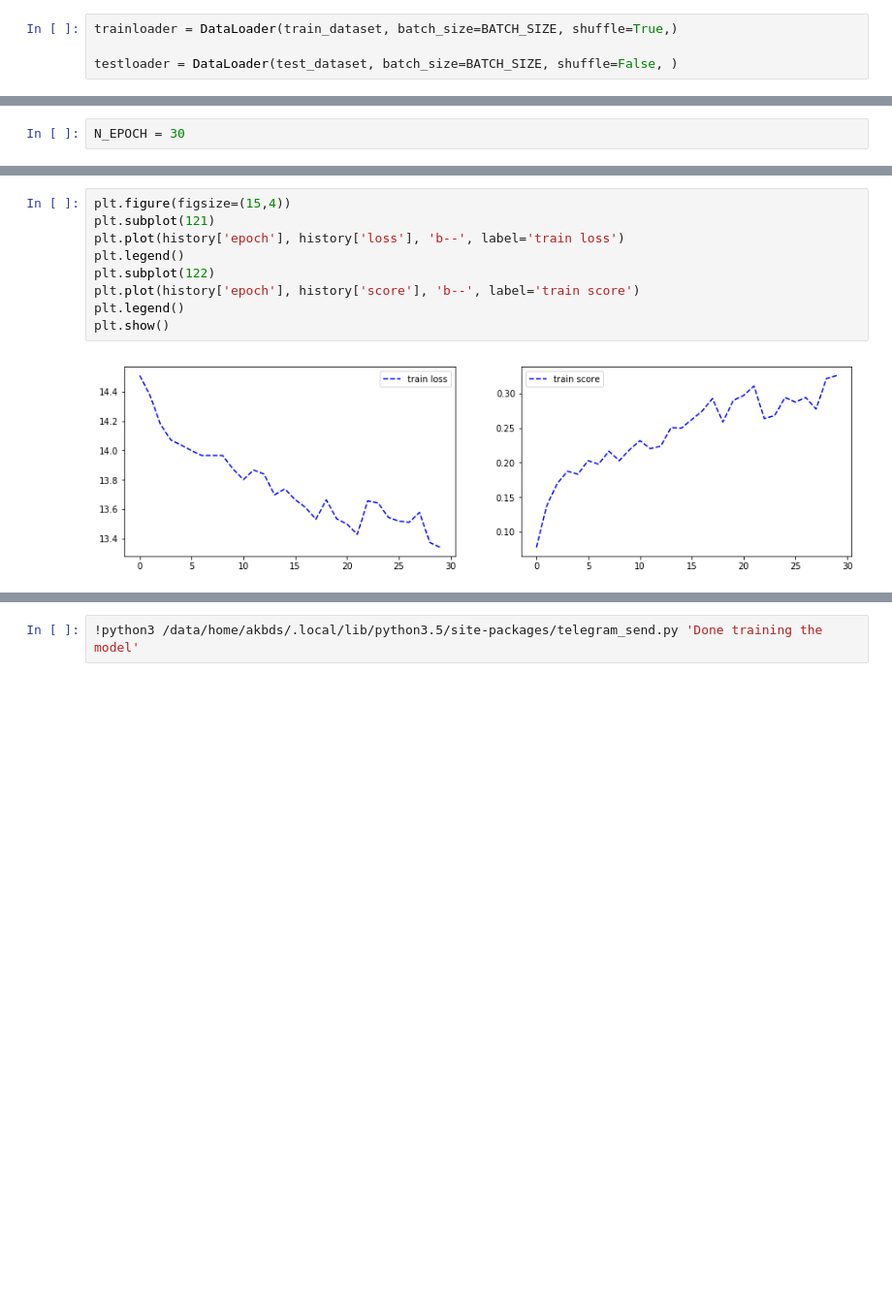
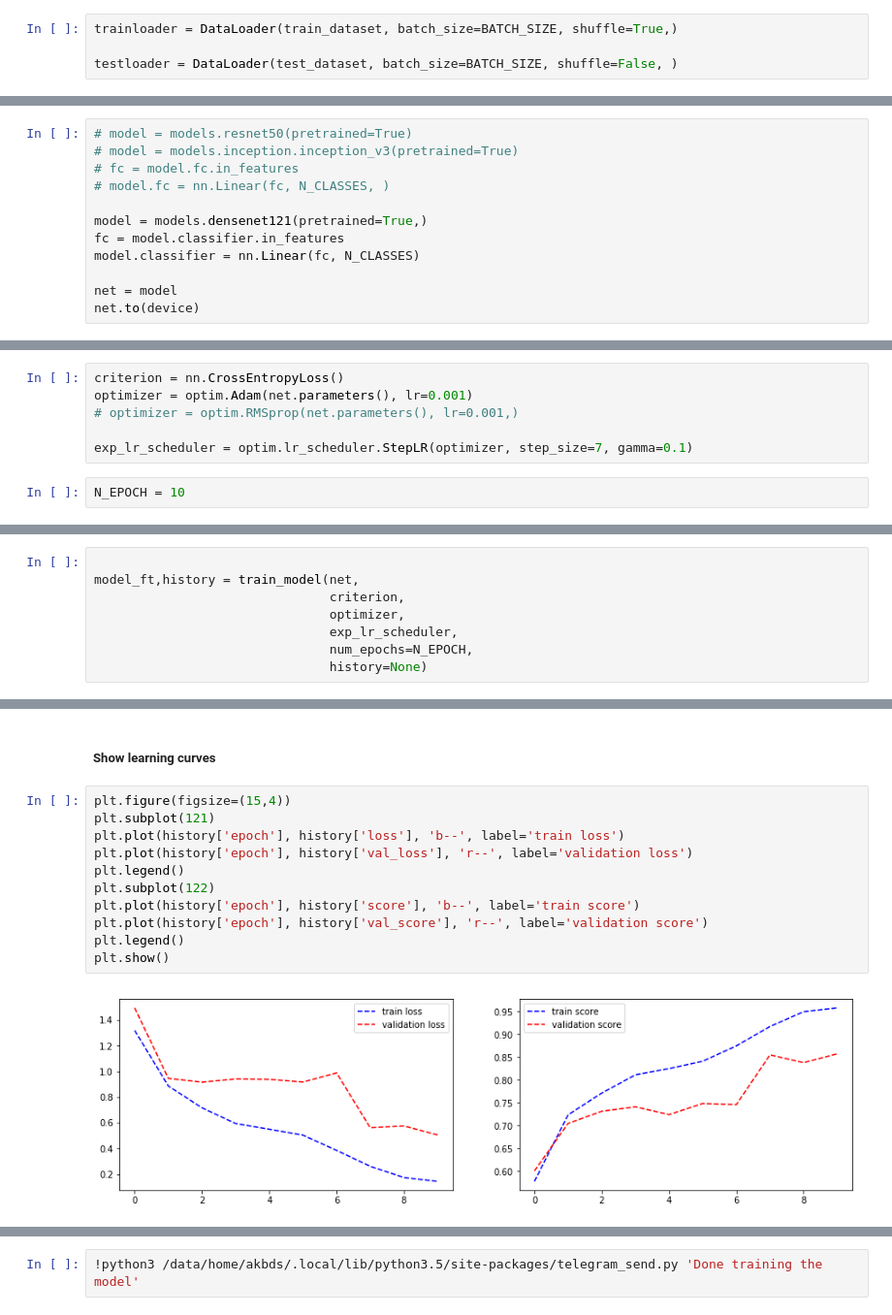
Before and after one commit to Rusteam/ShoeBrandClassification, a Jupyter notebook: 2_shoe_classification_model.ipynb, the cells around one changed output, grey strips where cells are left out. Shown at 97% size. Drawn from its saved outputs; the diff is of its cells as text; blank space fills up the shorter version.

```diff
--- a/2_shoe_classification_model.ipynb
+++ b/2_shoe_classification_model.ipynb
@@ -205,0 +212,12 @@ optimizer = optim.Adam(net.parameters(), lr=0.001)
+# %%
+# model = models.resnet50(pretrained=True)
+# model = models.inception.inception_v3(pretrained=True)
+# fc = model.fc.in_features
+# model.fc = nn.Linear(fc, N_CLASSES, )
+
+model = models.densenet121(pretrained=True,)
+fc = model.classifier.in_features
+model.classifier = nn.Linear(fc, N_CLASSES)
+
+net = model
+net.to(device)
@@ -206,2 +332,8 @@ optimizer = optim.Adam(net.parameters(), lr=0.001)
+# %%
+criterion = nn.CrossEntropyLoss()
+optimizer = optim.Adam(net.parameters(), lr=0.001)
+# optimizer = optim.RMSprop(net.parameters(), lr=0.001,)
+
+exp_lr_scheduler = optim.lr_scheduler.StepLR(optimizer, step_size=7, gamma=0.1)
 # %%
-N_EPOCH = 30
+N_EPOCH = 10
@@ -264,0 +340,8 @@ for epoch in range(N_EPOCH):  # loop over the dataset multiple times
+# %%
+
+model_ft,history = train_model(net,
+                               criterion,
+                               optimizer,
+                               exp_lr_scheduler,
+                               num_epochs=N_EPOCH,
+                               history=None)
@@ -265,11 +366,15 @@ for epoch in range(N_EPOCH):  # loop over the dataset multiple times
+# %% [markdown]
+##### Show learning curves
 # %%
 plt.figure(figsize=(15,4))
 plt.subplot(121)
 plt.plot(history['epoch'], history['loss'], 'b--', label='train loss')
+plt.plot(history['epoch'], history['val_loss'], 'r--', label='validation loss')
 plt.legend()
 plt.subplot(122)
 plt.plot(history['epoch'], history['score'], 'b--', label='train score')
+plt.plot(history['epoch'], history['val_score'], 'r--', label='validation score')
 plt.legend()
 plt.show()
 # %% [output]
-[figure, old version]
+[figure, new version]
```
Also changed, not shown: parts of 39 cells of this notebook, 7 other files.
